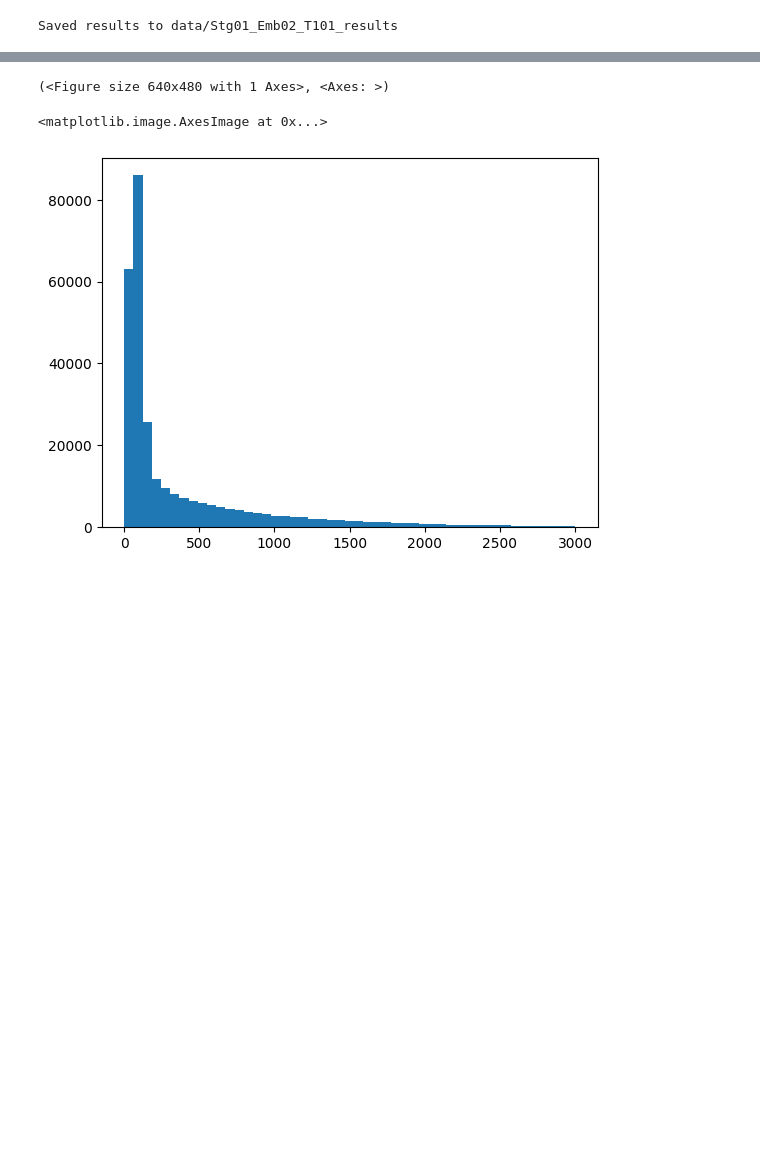
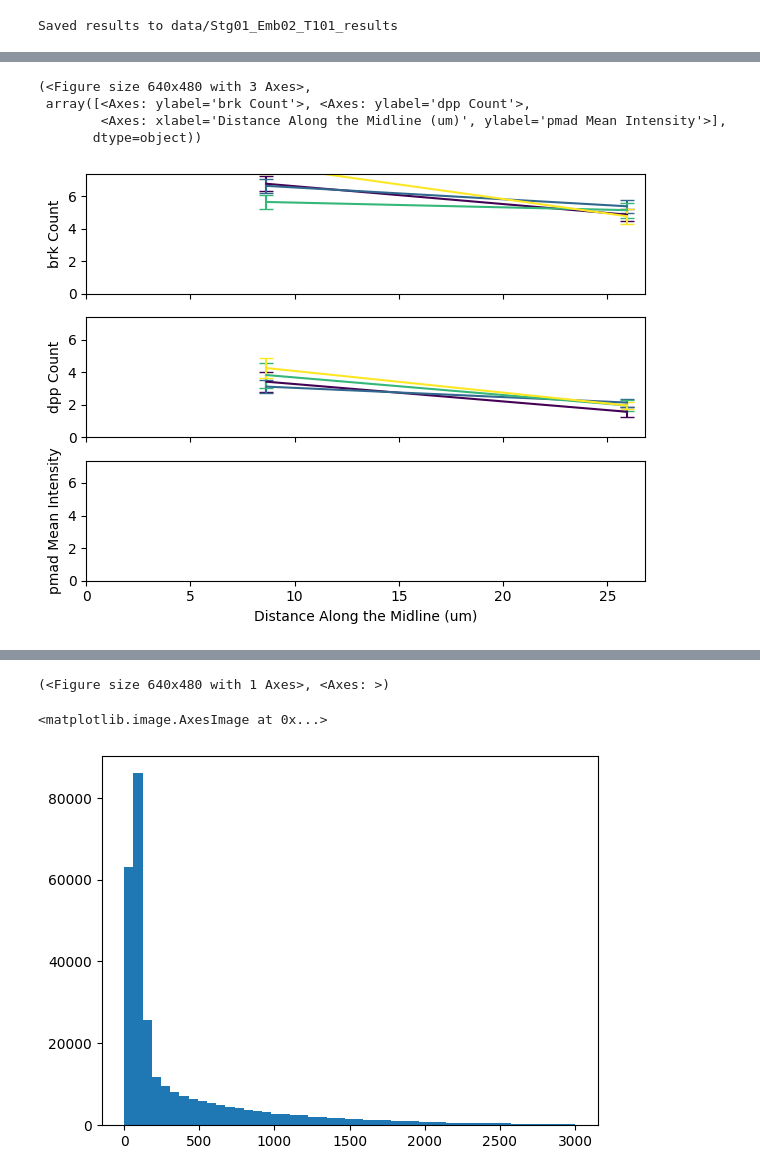
Before and after one commit to bennm37/hcr-pypline, a Jupyter notebook: scripts/segment.ipynb, the cells around one changed output, grey strips where cells are left out. Cells and saved outputs as stored; diff of their text form; code cells hidden in the pictures; blank space fills up the shorter version.

```diff
--- a/scripts/segment.ipynb
+++ b/scripts/segment.ipynb
@@ -78 +108,10 @@ plt.savefig(f"{results_path}/{filename.split('.')[0]}_gradients.pdf")
+# %%
+%matplotlib inline
+plot_layer_gradients(z_range, channel_names, channel_types, cell_data_multi, pixel_to_mu=1/2.8906, err_type="std_err")
+# %% [output]
+(<Figure size 640x480 with 3 Axes>,
+ array([<Axes: ylabel='brk Count'>, <Axes: ylabel='dpp Count'>,
+        <Axes: xlabel='Distance Along the Midline (um)', ylabel='pmad Mean Intensity'>],
+       dtype=object))
+[figure, added]
 # %%
```
Also changed, not shown: parts of 7 cells of this notebook, 4 other files.
